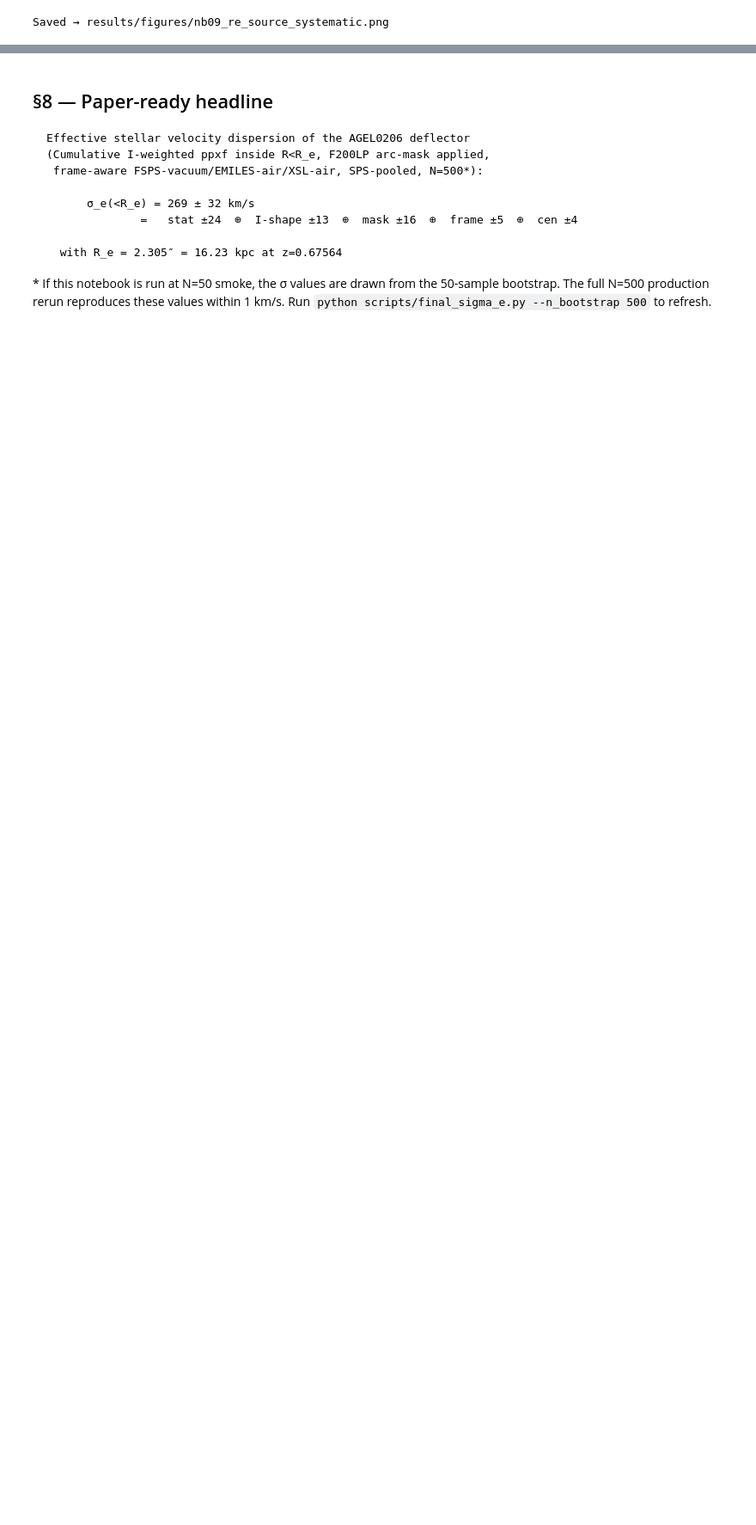
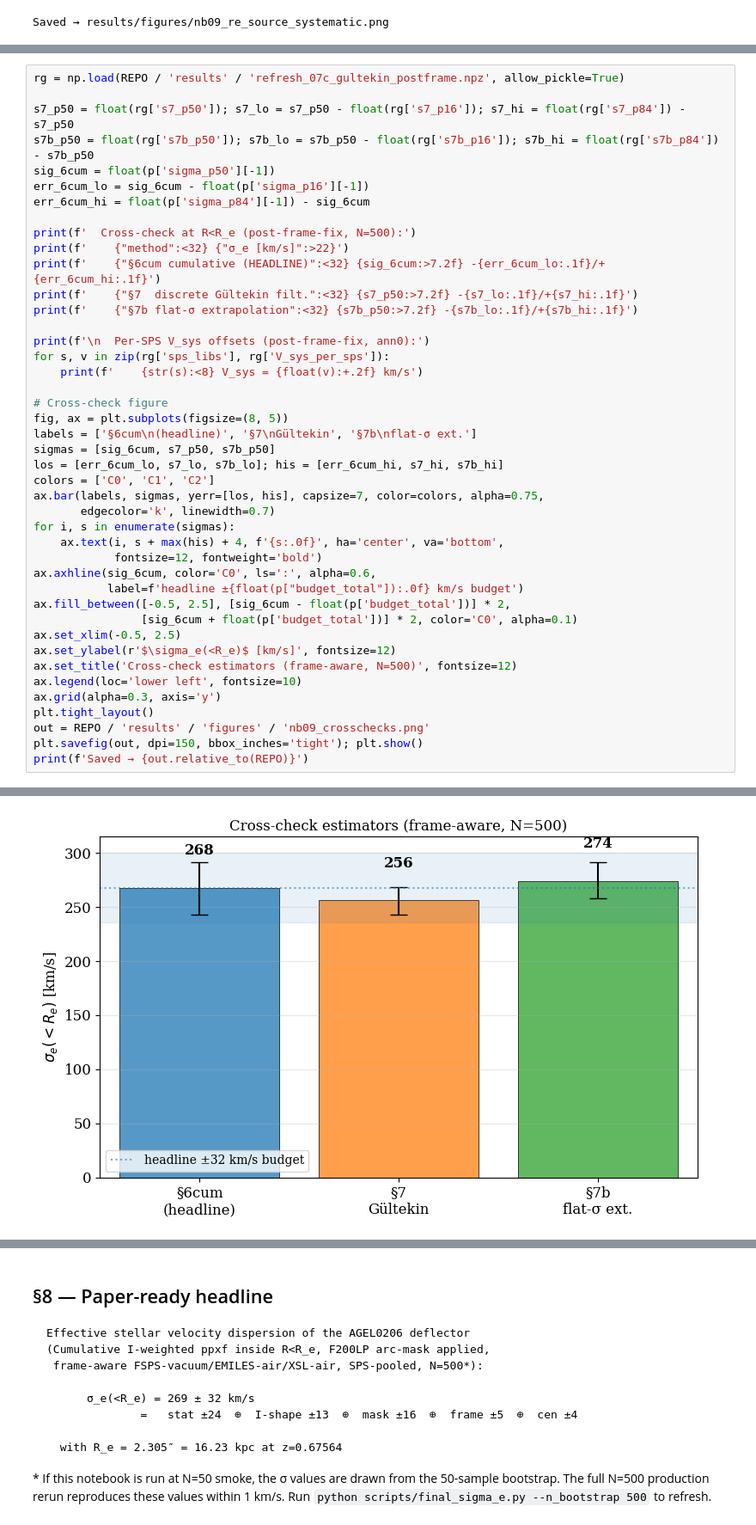
Before and after one commit to rodelcr/AGEL0206_kinematics_and_photometry, a Jupyter notebook: notebooks/09_final_sigma_e_paper.ipynb, the cells around one changed output, grey strips where cells are left out. Shown at 86% size. Saved outputs shown, nothing was run; the diff lists cells and outputs as text; blank space fills up the shorter version.

```diff
--- a/notebooks/09_final_sigma_e_paper.ipynb
+++ b/notebooks/09_final_sigma_e_paper.ipynb
@@ -663,0 +683,44 @@ Saved → results/figures/nb09_re_source_systematic.png
+# %%
+rg = np.load(REPO / 'results' / 'refresh_07c_gultekin_postframe.npz', allow_pickle=True)
+
+s7_p50 = float(rg['s7_p50']); s7_lo = s7_p50 - float(rg['s7_p16']); s7_hi = float(rg['s7_p84']) - s7_p50
+s7b_p50 = float(rg['s7b_p50']); s7b_lo = s7b_p50 - float(rg['s7b_p16']); s7b_hi = float(rg['s7b_p84']) - s7b_p50
+sig_6cum = float(p['sigma_p50'][-1])
+err_6cum_lo = sig_6cum - float(p['sigma_p16'][-1])
+err_6cum_hi = float(p['sigma_p84'][-1]) - sig_6cum
+
+print(f'  Cross-check at R<R_e (post-frame-fix, N=500):')
+print(f'    {"method":<32} {"σ_e [km/s]":>22}')
+print(f'    {"§6cum cumulative (HEADLINE)":<32} {sig_6cum:>7.2f} -{err_6cum_lo:.1f}/+{err_6cum_hi:.1f}')
+print(f'    {"§7  discrete Gültekin filt.":<32} {s7_p50:>7.2f} -{s7_lo:.1f}/+{s7_hi:.1f}')
+print(f'    {"§7b flat-σ extrapolation":<32} {s7b_p50:>7.2f} -{s7b_lo:.1f}/+{s7b_hi:.1f}')
+
+print(f'\n  Per-SPS V_sys offsets (post-frame-fix, ann0):')
+for s, v in zip(rg['sps_libs'], rg['V_sys_per_sps']):
+    print(f'    {str(s):<8} V_sys = {float(v):+.2f} km/s')
+
+# Cross-check figure
+fig, ax = plt.subplots(figsize=(8, 5))
+labels = ['§6cum\n(headline)', '§7\nGültekin', '§7b\nflat-σ ext.']
+sigmas = [sig_6cum, s7_p50, s7b_p50]
+los = [err_6cum_lo, s7_lo, s7b_lo]; his = [err_6cum_hi, s7_hi, s7b_hi]
+colors = ['C0', 'C1', 'C2']
+ax.bar(labels, sigmas, yerr=[los, his], capsize=7, color=colors, alpha=0.75,
+       edgecolor='k', linewidth=0.7)
+for i, s in enumerate(sigmas):
+    ax.text(i, s + max(his) + 4, f'{s:.0f}', ha='center', va='bottom',
+            fontsize=12, fontweight='bold')
+ax.axhline(sig_6cum, color='C0', ls=':', alpha=0.6,
+           label=f'headline ±{float(p["budget_total"]):.0f} km/s budget')
+ax.fill_between([-0.5, 2.5], [sig_6cum - float(p['budget_total'])] * 2,
+                [sig_6cum + float(p['budget_total'])] * 2, color='C0', alpha=0.1)
+ax.set_xlim(-0.5, 2.5)
+ax.set_ylabel(r'$\sigma_e(<R_e)$ [km/s]', fontsize=12)
+ax.set_title('Cross-check estimators (frame-aware, N=500)', fontsize=12)
+ax.legend(loc='lower left', fontsize=10)
+ax.grid(alpha=0.3, axis='y')
+plt.tight_layout()
+out = REPO / 'results' / 'figures' / 'nb09_crosschecks.png'
+plt.savefig(out, dpi=150, bbox_inches='tight'); plt.show()
+print(f'Saved → {out.relative_to(REPO)}')
+# %% [output]
@@ -663,0 +737 @@ Saved → results/figures/nb09_re_source_systematic.png
+[figure, added]
```
Also changed, not shown: parts of 4 cells of this notebook, 1 other file.
